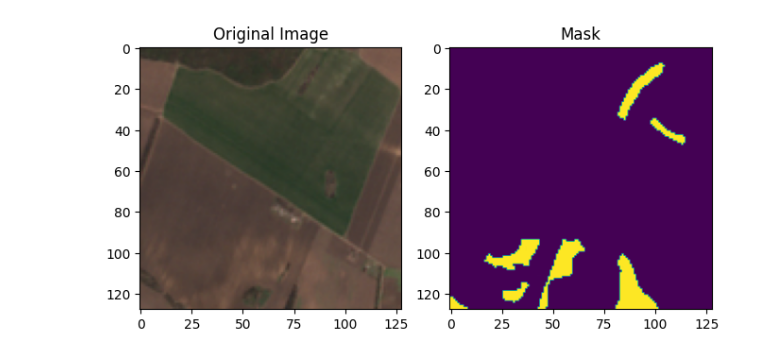
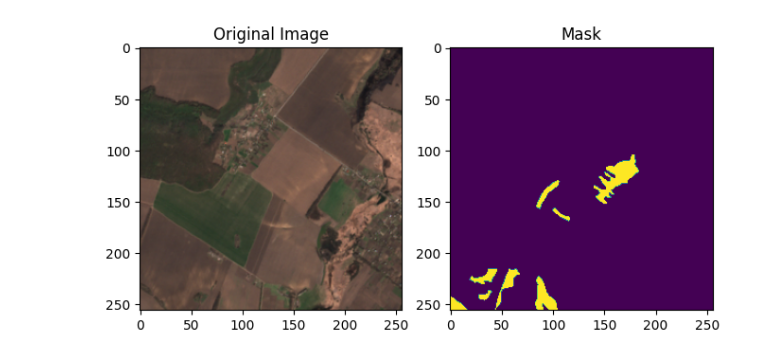
Before and after one commit to revky/erosion-detection, a Jupyter notebook: train_pipeline.ipynb, the cells around one changed output. Saved outputs shown, nothing was run; the diff lists cells and outputs as text; code cells hidden in the pictures.

```diff
--- a/train_pipeline.ipynb
+++ b/train_pipeline.ipynb
@@ -92,23 +87,37 @@ dataset = SegmentDataset(image_path, mask_path, 256 ,transform=transform)
+# %%
+args = {
+    'image_path': 'data/raw/image.jp2',
+    'mask_path': 'data/raw/mask.jp2',
+    'patch_size': 256,
+    'path_to_save': 'data',
+    'save': True
+}
+# %%
+dataset = SegmentDataset(image_path = args['image_path'],
+                         mask_path = args['mask_path'],
+                         patch_size = args['patch_size'],
+                         path_to_save = args['path_to_save'],
+                         save = args['save'])
 # %%
 import matplotlib.pyplot as plt
 # create a new figure
 fig = plt.figure(figsize=(10, 5))
 org, mask = next(iter(dataset))
 
 # add the original image subplot to the figure
 ax1 = fig.add_subplot(1, 3, 1)
-ax1.imshow(org)
+ax1.imshow(np.moveaxis(org, 0, -1))
 ax1.set_title('Original Image')
 
 # add the mask subplot to the figure
 ax2 = fig.add_subplot(1, 3, 2)
-ax2.imshow(mask)
+ax2.imshow(np.moveaxis(mask, 0, -1))
 ax2.set_title('Mask')
 
 # adjust the spacing between subplots
 fig.tight_layout()
 
 # show the figure
 plt.show()
 # %% [output]
-[figure, old version]
+[figure, new version]
```
Also changed, not shown: parts of 2 cells of this notebook.
